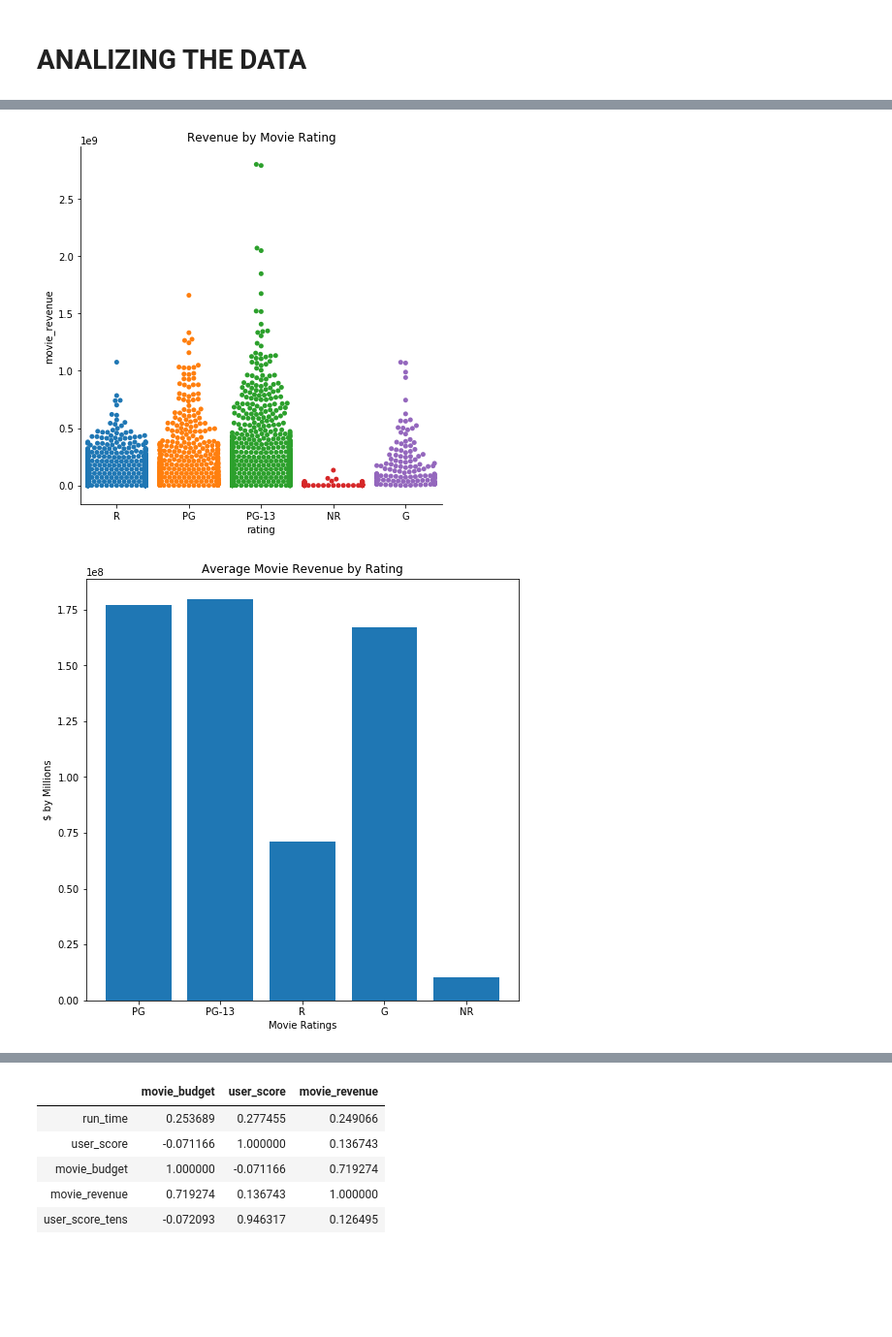
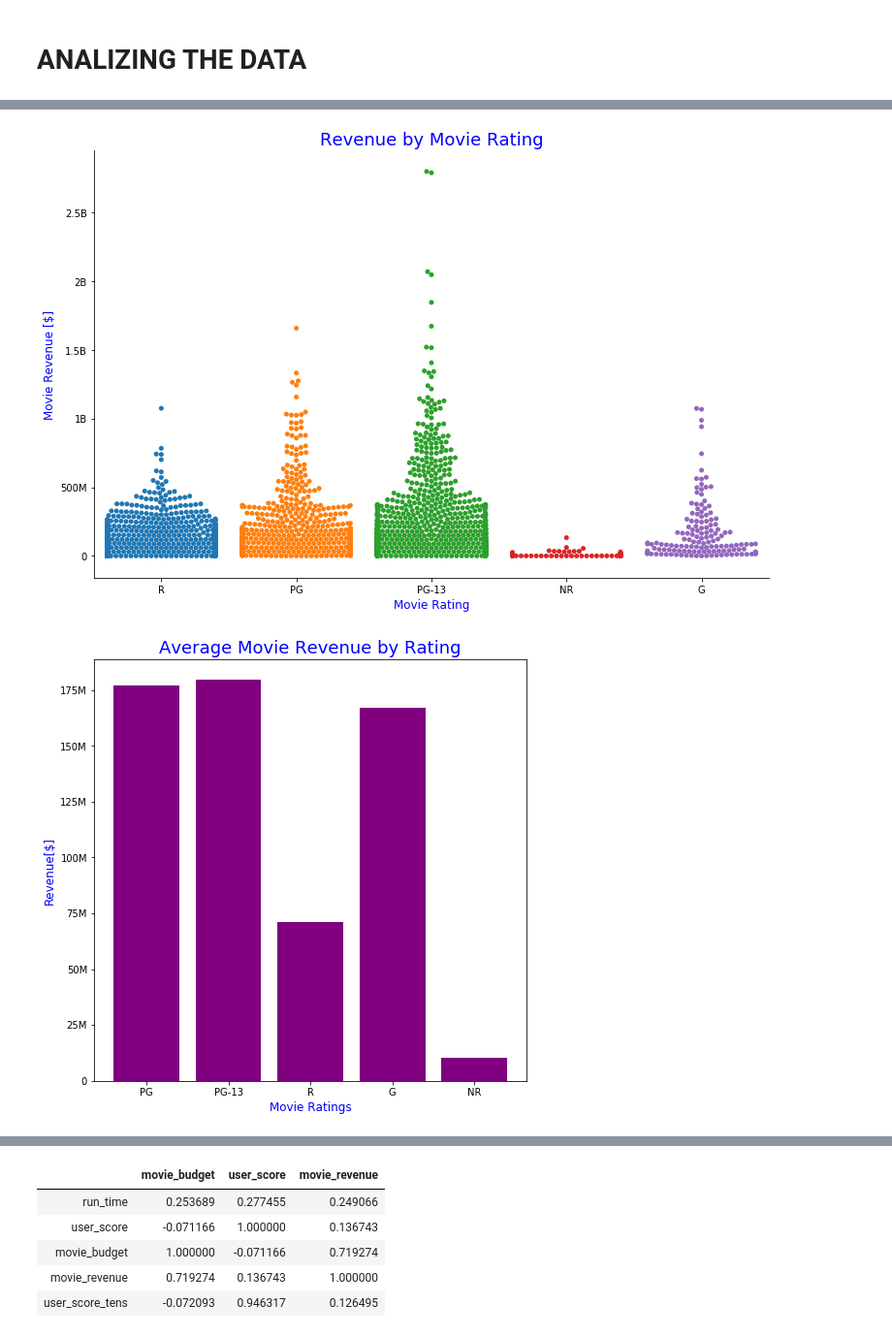
Before and after one commit to gabrieljarosi/dsc-mod-1-project-v2-1-onl01-dtsc-pt-041320, a Jupyter notebook: student.ipynb, the cells around one changed output, grey strips where cells are left out. Shown at 97% size. Cells and saved outputs as stored; diff of their text form; code cells hidden in the pictures; blank space fills up the shorter version.

Commit message:
Added some more plots

```diff
--- a/student.ipynb
+++ b/student.ipynb
@@ -493,6 +493,40 @@ df.head(20)
 #         if rating['movie_revenue'] >1:
 #             revenue_list.append(rating['movie_revenue'])
 #             rating_list.append(rating['rating'])
+# %%
+#GOT THIS FUNCTION FROM https://dfrieds.com/data-visualizations/how-format-large-tick-values.html
+import matplotlib.ticker as tick
+def reformat_large_tick_values(tick_val, pos):
+    """
+    Turns large tick values (in the billions, millions and thousands) such as 4500 into 4.5K and also appropriately turns 4000 into 4K (no zero after the decimal).
+    """
+    if tick_val >= 1000000000:
+        val = round(tick_val/1000000000, 1)
+        new_tick_format = '{:}B'.format(val)
+    elif tick_val >= 1000000:
+        val = round(tick_val/1000000, 1)
+        new_tick_format = '{:}M'.format(val)
+    elif tick_val >= 1000:
+        val = round(tick_val/1000, 1)
+        new_tick_format = '{:}K'.format(val)
+    elif tick_val < 1000:
+        new_tick_format = round(tick_val, 1)
+    else:
+        new_tick_format = tick_val
+
+    # make new_tick_format into a string value
+    new_tick_format = str(new_tick_format)
+
+    # code below will keep 4.5M as is but change values such as 4.0M to 4M since that zero after the decimal isn't needed
+    index_of_decimal = new_tick_format.find(".")
+
+    if index_of_decimal != -1:
+        value_after_decimal = new_tick_format[index_of_decimal+1]
+        if value_after_decimal == "0":
+            # remove the 0 after the decimal point since it's not needed
+            new_tick_format = new_tick_format[0:index_of_decimal] + new_tick_format[index_of_decimal+2:]
+
+    return new_tick_format
 # %%
 #FILTERING DATA TO TOP 5 MOST COMMON RATINGS
 filtered_rating_df = df[(df['rating'] == 'R') | (df['rating'] == 'PG')|
@@ -500,11 +534,15 @@ filtered_rating_df = df[(df['rating'] == 'R') | (df['rating'] == 'PG')|
    (df['rating'] == 'NR')]
 # %%
 #PLOTTING REVENUE BY MOVIE RATING
-sns.catplot(x="rating", y="movie_revenue", kind="swarm", data=filtered_rating_df,height=6, aspect=1)
-plt.title('Revenue by Movie Rating')
+sns.catplot(x="rating", y="movie_revenue", kind="swarm", data=filtered_rating_df,height=7, aspect=1.5)
+plt.title('Revenue by Movie Rating',fontsize=18, color = 'blue')
+plt.ylabel('Movie Revenue [$]',fontsize=12, color = 'blue')
+plt.xlabel('Movie Rating',fontsize=12, color = 'blue')
+ax = plt.gca()
+ax.yaxis.set_major_formatter(tick.FuncFormatter(reformat_large_tick_values))
 plt.show()
 # %% [output]
-[figure, old version]
+[figure, new version]
 # %%
 #GITTING AVERAGE MOVIE REVENUE PER MOVIE RATING
 PG_df = df[(df['rating'] == 'PG')]
@@ -524,13 +562,16 @@ mean_rev_list = [PG_mean_rev,PG_13_mean_rev,R_mean_rev,G_mean_rev,NR_mean_rev]
 
 #GRAPHING AVERAGE MOVIE REVENUE BY RATING
 plt.figure(figsize = (8,8))
-plt.bar(rating_list,mean_rev_list)
-plt.title('Average Movie Revenue by Rating')
-plt.ylabel('$ by Millions')
-plt.xlabel('Movie Ratings')
+plt.bar(rating_list,mean_rev_list,color = 'purple')
+plt.title('Average Movie Revenue by Rating',y=1, fontsize=18, color = 'blue')
+plt.ylabel('Revenue[$]',fontsize = 12,color = 'blue')
+plt.xlabel('Movie Ratings',fontsize = 12,color = 'blue')
+
+ax = plt.gca()
+ax.yaxis.set_major_formatter(tick.FuncFormatter(reformat_large_tick_values))
 
 plt.show()
 # %% [output]
-[figure, old version]
+[figure, new version]
 # %%
 #GRAPHING MOVIE BUDGET VS MOVIE REVENUE
```
Also changed, not shown: parts of 7 cells of this notebook.
